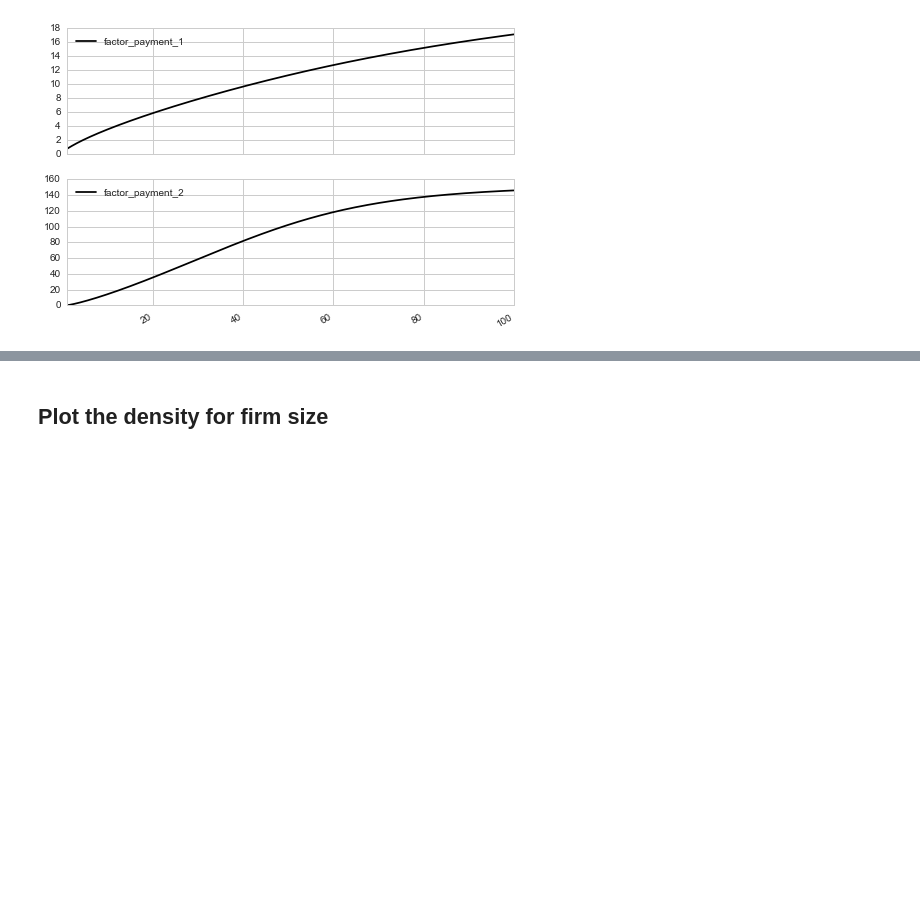
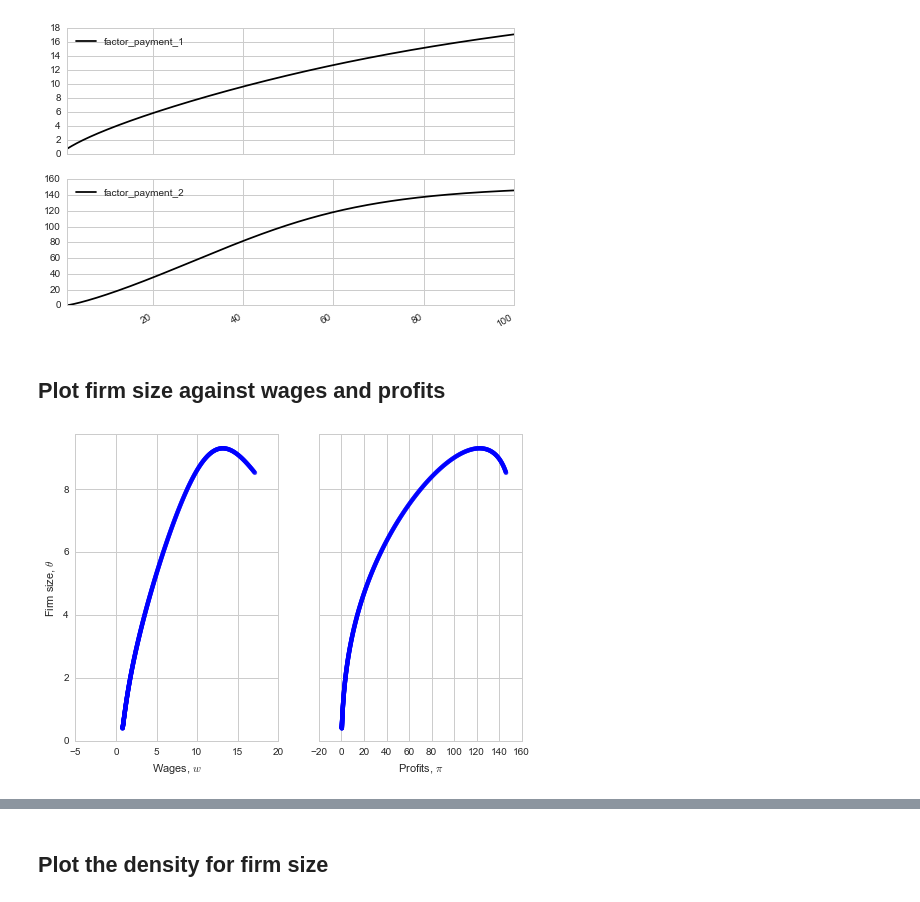
Before and after one commit to davidrpugh/assortative-matching, a Jupyter notebook: examples/positive-assortative-matching.ipynb, the cells around one changed output, grey strips where cells are left out. Saved outputs shown, nothing was run; the diff lists cells and outputs as text; code cells hidden in the pictures; blank space fills up the shorter version.

Commit message:
Added examples for plotting and computing correlations.

```diff
--- a/examples/positive-assortative-matching.ipynb
+++ b/examples/positive-assortative-matching.ipynb
@@ -159,3 +159,20 @@ viz.solution[['factor_payment_1', 'factor_payment_2']].plot(subplots=True)
 plt.show()
 # %% [output]
 [figure]
+# %% [markdown]
+## Plot firm size against wages and profits
+# %%
+fig, axes = plt.subplots(1, 2, sharey=True)
+axes[0].scatter(viz.solution.factor_payment_1, viz.solution.theta, alpha=0.5,
+               edgecolor='none')
+axes[0].set_ylim(0, 1.05 * viz.solution.theta.max())
+axes[0].set_xlabel('Wages, $w$')
+axes[0].set_ylabel(r'Firm size, $\theta$')
+
+axes[1].scatter(viz.solution.factor_payment_2, viz.solution.theta, alpha=0.5,
+               edgecolor='none')
+axes[1].set_xlabel(r'Profits, $\pi$')
+
+plt.show()
+# %% [output]
+[figure, added]
```
Also changed, not shown: parts of 2 cells of this notebook.
